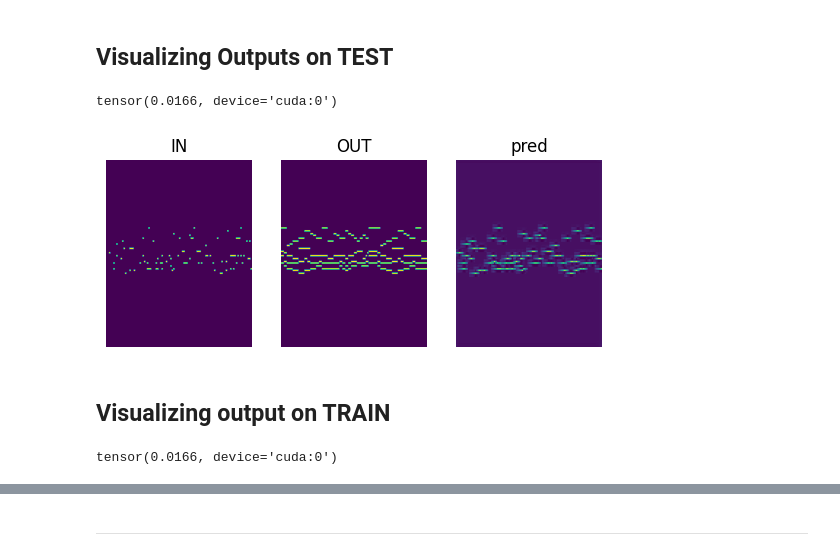
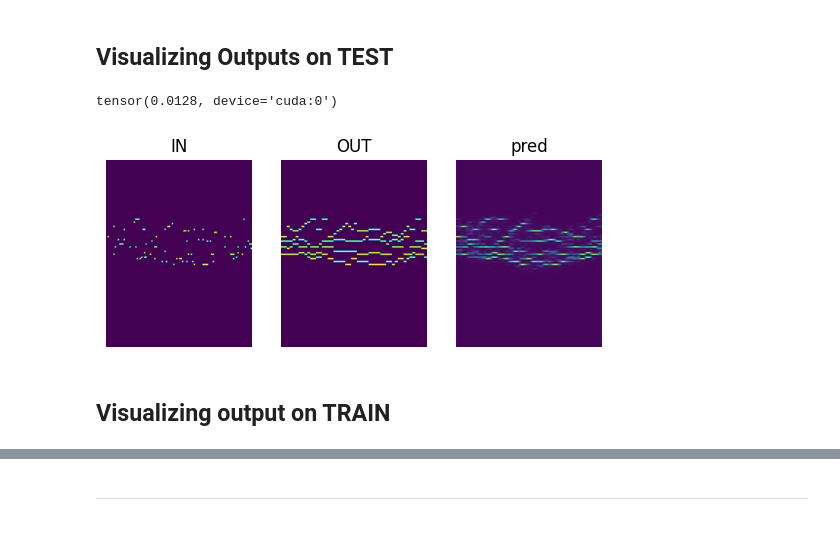
Before and after one commit to MarioPaerle/DIATONICA, a Jupyter notebook: bachnet_laboratory.ipynb, the cells around one changed output, grey strips where cells are left out. Drawn from its saved outputs; the diff is of its cells as text; code cells hidden in the pictures.

```diff
--- a/bachnet_laboratory.ipynb
+++ b/bachnet_laboratory.ipynb
@@ -109,7 +111,7 @@ for epoch in range(250): # faccio un solo batch ad epoca.
 ## Training Type 2
 # %%
 model.train()
-for epoch in range(2): # faccio un solo batch ad epoca.
+for epoch in range(10): # faccio un solo batch ad epoca.
     for _in, _out in train_dataloader:
         _in, _out = _in.float().to(device), _out.float().to(device)
         pred = model(_in)
@@ -133,32 +143,32 @@ with torch.no_grad():
     pred = model(t_in)
     print(criterion(pred, t_out))
 # %% [output]
-tensor(0.0166, device='cuda:0')
+tensor(0.0128, device='cuda:0')
 # %%
-index = 5
+index = 2
 imin = t_in[index].cpu().numpy()[0]
 imout = t_out[index].cpu().numpy()[0]
 impred = pred[index].cpu().numpy()[0]
 
 plt.subplot(1, 3, 1)
 plt.imshow(imin)
 plt.axis('off')
 plt.title("IN")
 
 plt.subplot(1, 3, 2)
 plt.imshow(imout)
 plt.axis('off')
 plt.title("OUT")
 
 plt.subplot(1, 3, 3)
 plt.imshow(impred)
 plt.axis('off')
 plt.title("pred")
 
 
 plt.show()
 # %% [output]
-[figure, old version]
+[figure, new version]
 # %% [markdown]
 ## Visualizing output on TRAIN
 # %%
@@ -168,8 +178,6 @@ with torch.no_grad():
     _in, _out = _in.float().to(device), _out.float().to(device)
     pred_train = model(_in)
     print(criterion(pred_train, _out))
-# %% [output]
-tensor(0.0166, device='cuda:0')
 # %%
 
 index = 5
```
Also changed, not shown: parts of 6 cells of this notebook.
